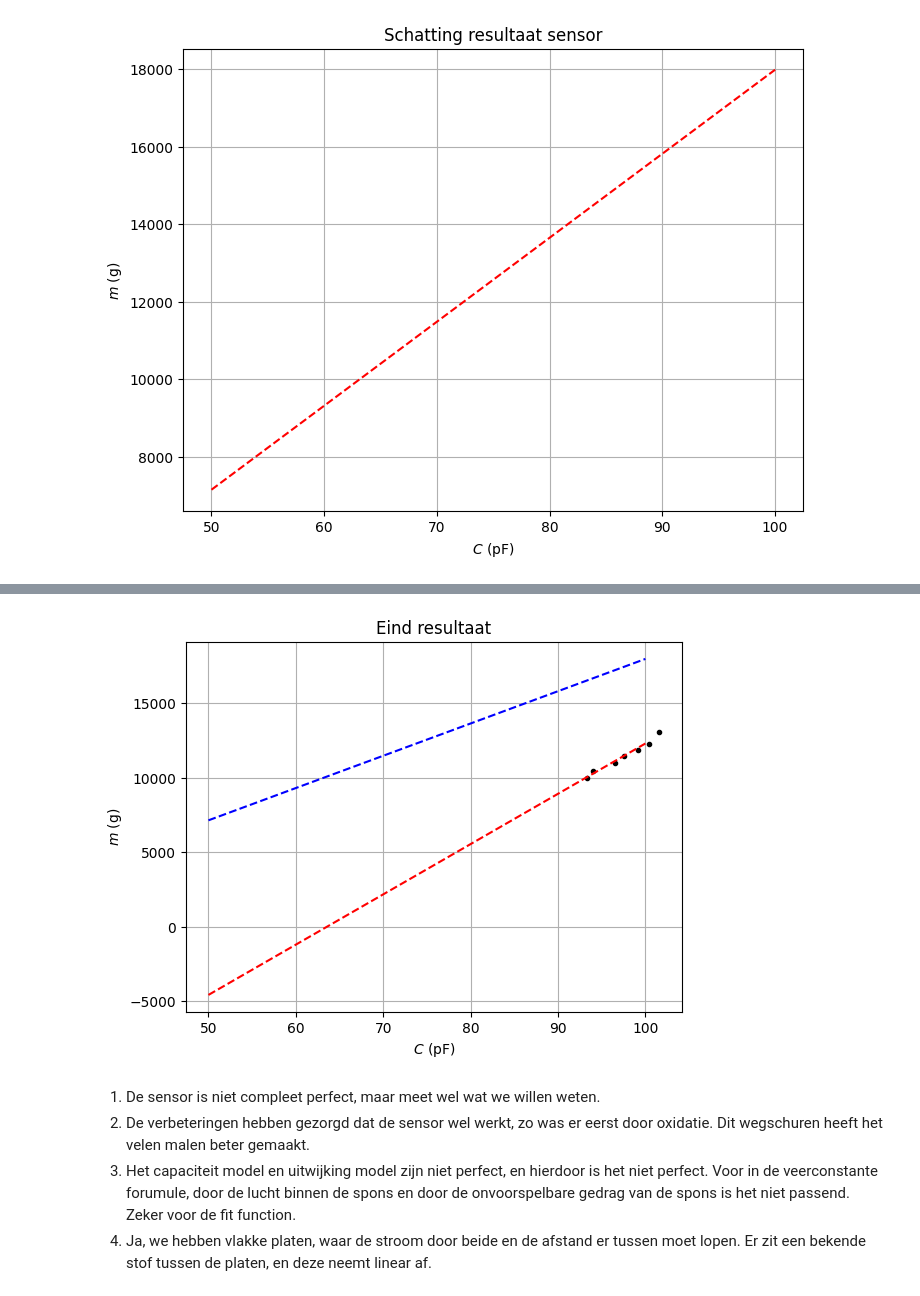
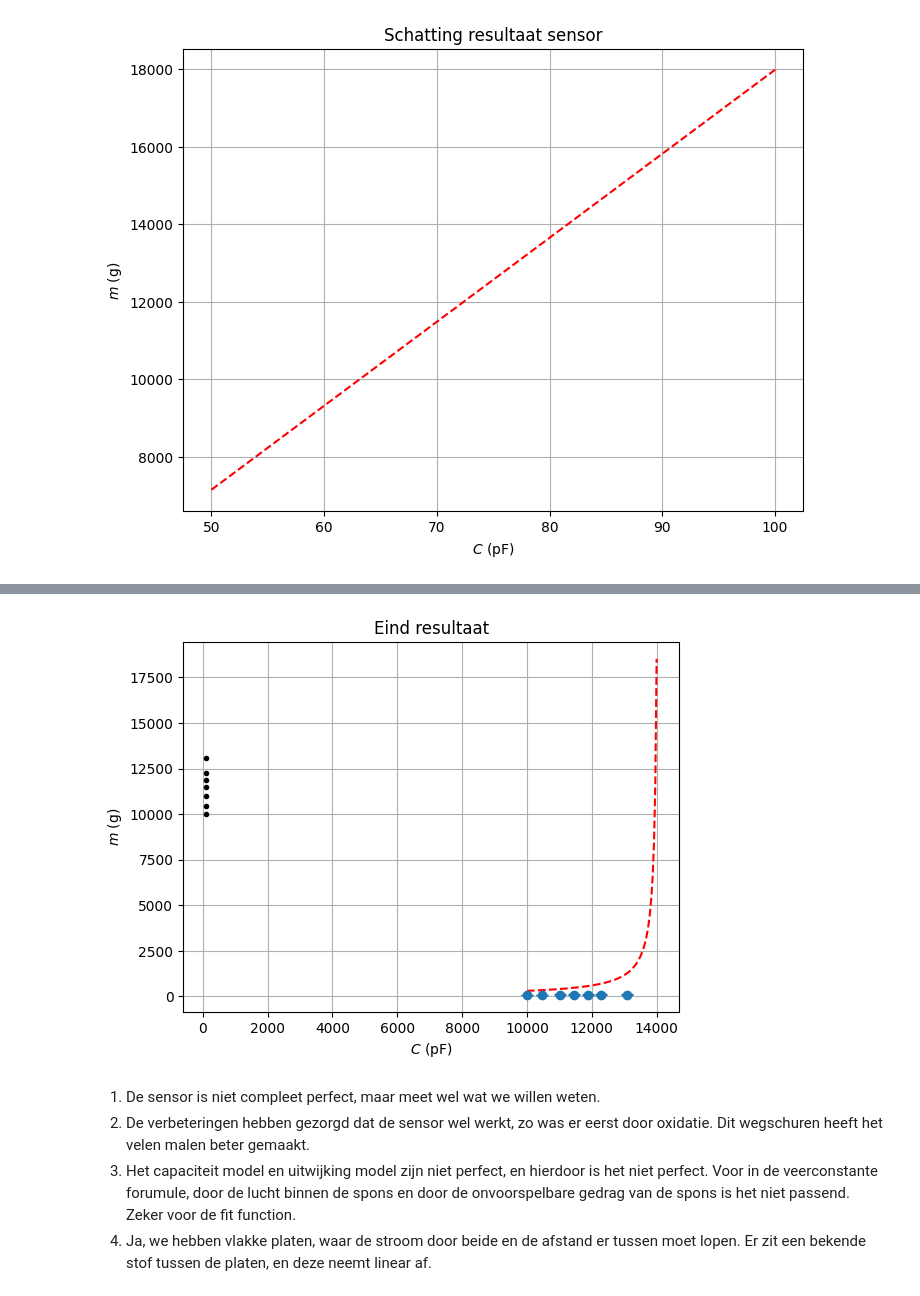
Before and after one commit to SybrenK07/opdrachten-DEF-D, a Jupyter notebook: FysiekeOntwerpopdrachten/2OntwerpEenSensorCondensator/DEFOntwerpopdracht2OntwerpEenSensorInvulTemplate.ipynb, the cells around one changed output, grey strips where cells are left out. Drawn from its saved outputs; the diff is of its cells as text; code cells hidden in the pictures.

```diff
--- a/FysiekeOntwerpopdrachten/2OntwerpEenSensorCondensator/DEFOntwerpopdracht2OntwerpEenSensorInvulTemplate.ipynb
+++ b/FysiekeOntwerpopdrachten/2OntwerpEenSensorCondensator/DEFOntwerpopdracht2OntwerpEenSensorInvulTemplate.ipynb
@@ -377,16 +405,23 @@ plt.show()
 # %%
 # Plot hier je oorspronkelijke en je uiteindelijke kalibratiegrafieken, fit daar een bijpassende lijn door
 # en zet ook de verwachte ontwerpgrafiek erbijplt.figure(figsize=(8,6))
-plt.plot(C,m,'k.')
-plt.plot(x_fit, y_fit,'r--')
-plt.plot(x,y,'b--')
+plt.plot(C_meet,m_gram,'k.')
+plt.plot(m_smooth*1000, C_smooth,'r--' , label="Theoretische kalibratie (veer model)")
+plt.errorbar(
+    m_gram,
+    C_meet,
+    yerr=C_fout,
+    fmt='o',
+    capsize=4,
+    label="Praktische metingen"
+)
 plt.title("Eind resultaat")
 plt.xlabel("$C$ (pF)")
 plt.ylabel("$m$ (g)")
 plt.grid()
 plt.show()
 # %% [output]
-[figure, old version]
+[figure, new version]
 # %% [markdown]
 1. De sensor is niet compleet perfect, maar meet wel wat we willen weten.
 2. De verbeteringen hebben gezorgd dat de sensor wel werkt, zo was er eerst door oxidatie. Dit wegschuren heeft het velen malen beter gemaakt.
```
Also changed, not shown: parts of 4 cells of this notebook.
